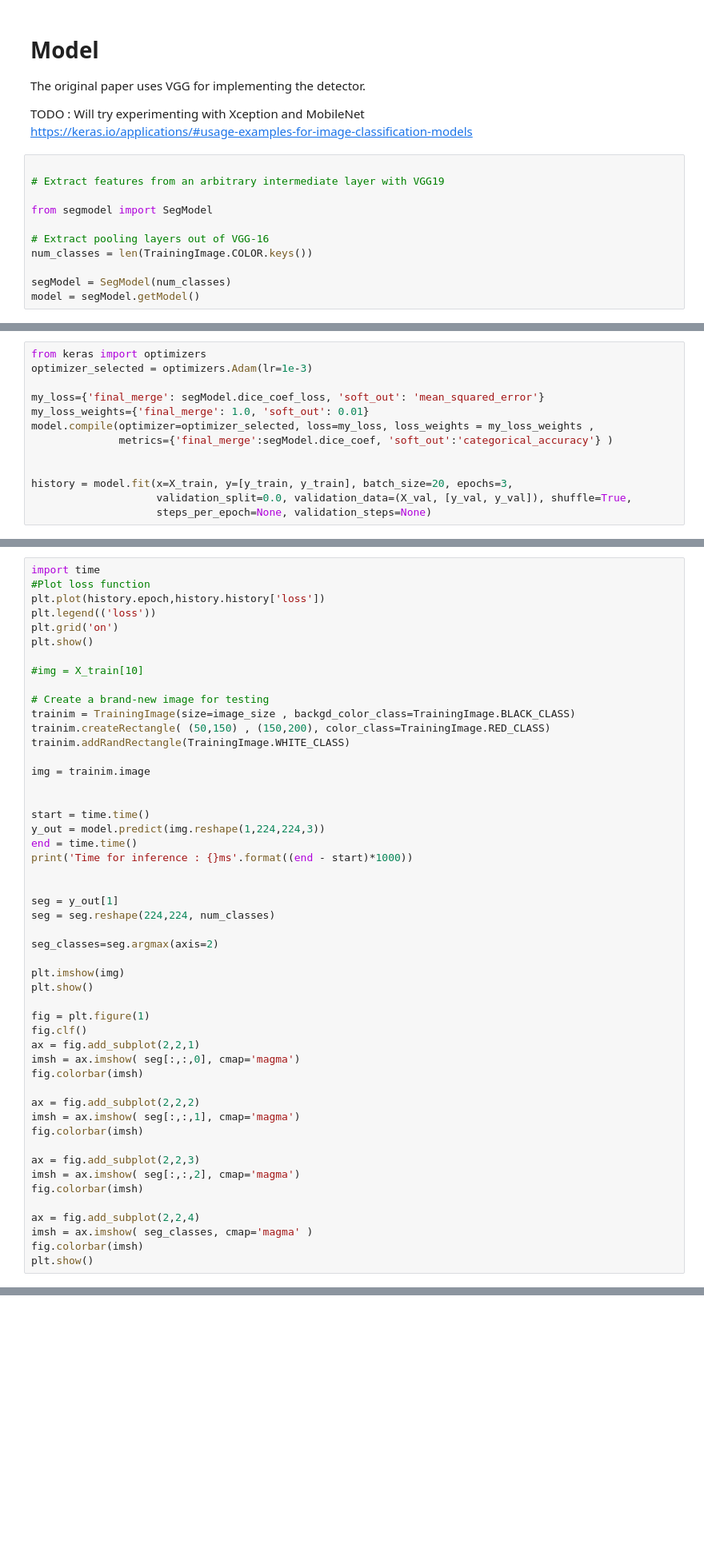
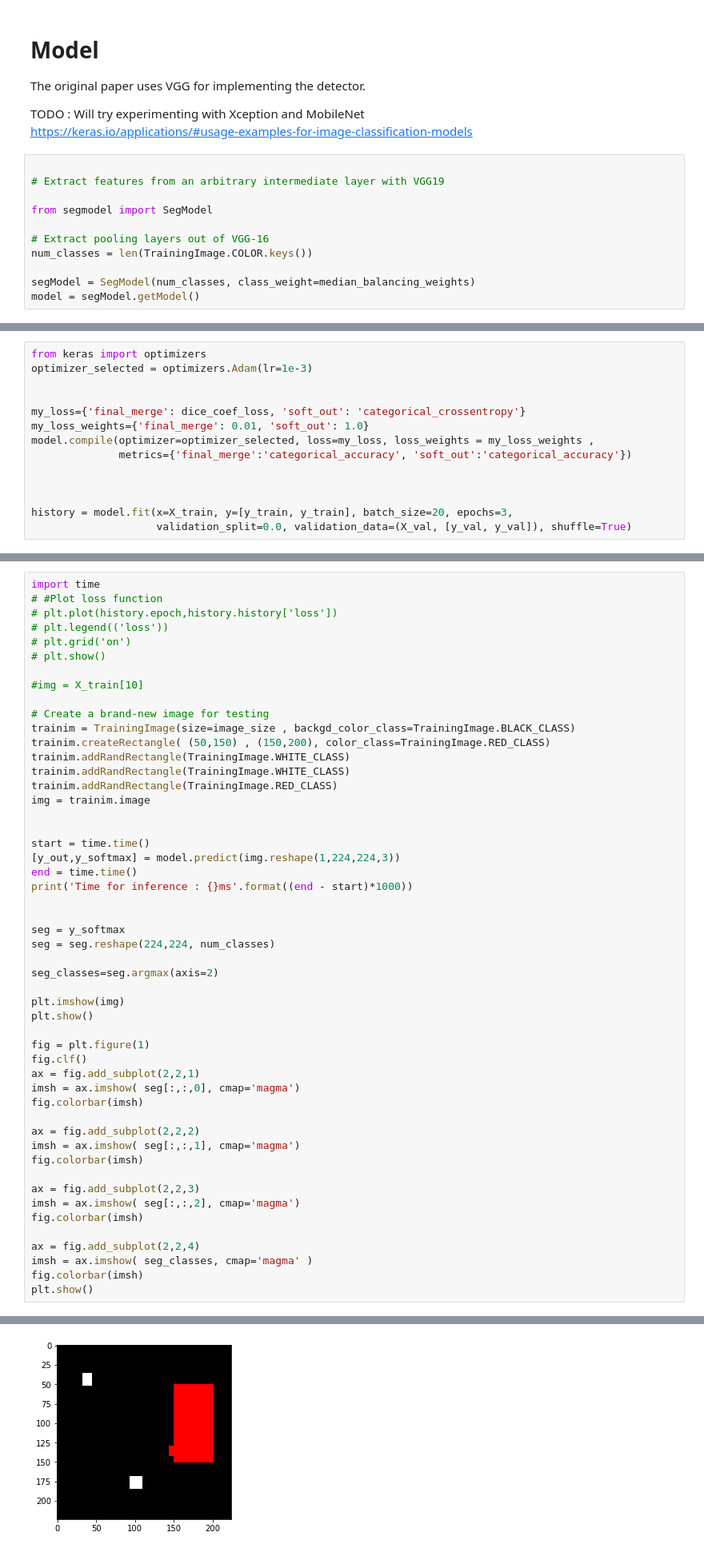
Before and after one commit to rdjondo/SimplisticSSD, a Jupyter notebook: SimpleSegNet_synthetic_dataset.ipynb, the cells around one changed output, grey strips where cells are left out. Shown at 80% size. Saved outputs shown, nothing was run; the diff lists cells and outputs as text; blank space fills up the shorter version.

```diff
--- a/SimpleSegNet_synthetic_dataset.ipynb
+++ b/SimpleSegNet_synthetic_dataset.ipynb
@@ -232,7 +266,7 @@ from segmodel import SegModel
 # Extract pooling layers out of VGG-16
 num_classes = len(TrainingImage.COLOR.keys())
 
-segModel = SegModel(num_classes)
+segModel = SegModel(num_classes, class_weight=median_balancing_weights)
 model = segModel.getModel()
 # %% [output]
 Using TensorFlow backend.
@@ -257,15 +322,16 @@ ________________________________________________________________________________
 from keras import optimizers
 optimizer_selected = optimizers.Adam(lr=1e-3)
 
-my_loss={'final_merge': segModel.dice_coef_loss, 'soft_out': 'mean_squared_error'}
-my_loss_weights={'final_merge': 1.0, 'soft_out': 0.01}
+
+my_loss={'final_merge': dice_coef_loss, 'soft_out': 'categorical_crossentropy'}
+my_loss_weights={'final_merge': 0.01, 'soft_out': 1.0}
 model.compile(optimizer=optimizer_selected, loss=my_loss, loss_weights = my_loss_weights ,
-              metrics={'final_merge':segModel.dice_coef, 'soft_out':'categorical_accuracy'} )
+              metrics={'final_merge':'categorical_accuracy', 'soft_out':'categorical_accuracy'})
+
 
 
 history = model.fit(x=X_train, y=[y_train, y_train], batch_size=20, epochs=3,
-                    validation_split=0.0, validation_data=(X_val, [y_val, y_val]), shuffle=True,
-                    steps_per_epoch=None, validation_steps=None)
+                    validation_split=0.0, validation_data=(X_val, [y_val, y_val]), shuffle=True)
 # %% [output]
 Train on 512 samples, validate on 64 samples
 Epoch 1/3
@@ -274,10 +343,10 @@ Epoch 2/3
 # %%
 import time
-#Plot loss function
-plt.plot(history.epoch,history.history['loss'])
-plt.legend(('loss'))
-plt.grid('on')
-plt.show()
+# #Plot loss function
+# plt.plot(history.epoch,history.history['loss'])
+# plt.legend(('loss'))
+# plt.grid('on')
+# plt.show()
 
 #img = X_train[10]
 
@@ -285,17 +354,18 @@ plt.show()
 trainim = TrainingImage(size=image_size , backgd_color_class=TrainingImage.BLACK_CLASS)
 trainim.createRectangle( (50,150) , (150,200), color_class=TrainingImage.RED_CLASS)
 trainim.addRandRectangle(TrainingImage.WHITE_CLASS)
-
+trainim.addRandRectangle(TrainingImage.WHITE_CLASS)
+trainim.addRandRectangle(TrainingImage.RED_CLASS)
 img = trainim.image
 
 
 start = time.time()
-y_out = model.predict(img.reshape(1,224,224,3))
+[y_out,y_softmax] = model.predict(img.reshape(1,224,224,3))
 end = time.time()
 print('Time for inference : {}ms'.format((end - start)*1000))
 
 
-seg = y_out[1]
+seg = y_softmax
 seg = seg.reshape(224,224, num_classes)
 
 seg_classes=seg.argmax(axis=2)
@@ -321,3 +391,4 @@ ax = fig.add_subplot(2,2,4)
 imsh = ax.imshow( seg_classes, cmap='magma' )
 fig.colorbar(imsh)
 plt.show()
+# %% [output]
@@ -323,0 +396 @@ plt.show()
+[figure, added]
```
Also changed, not shown: parts of 15 cells of this notebook, 1 other file.
